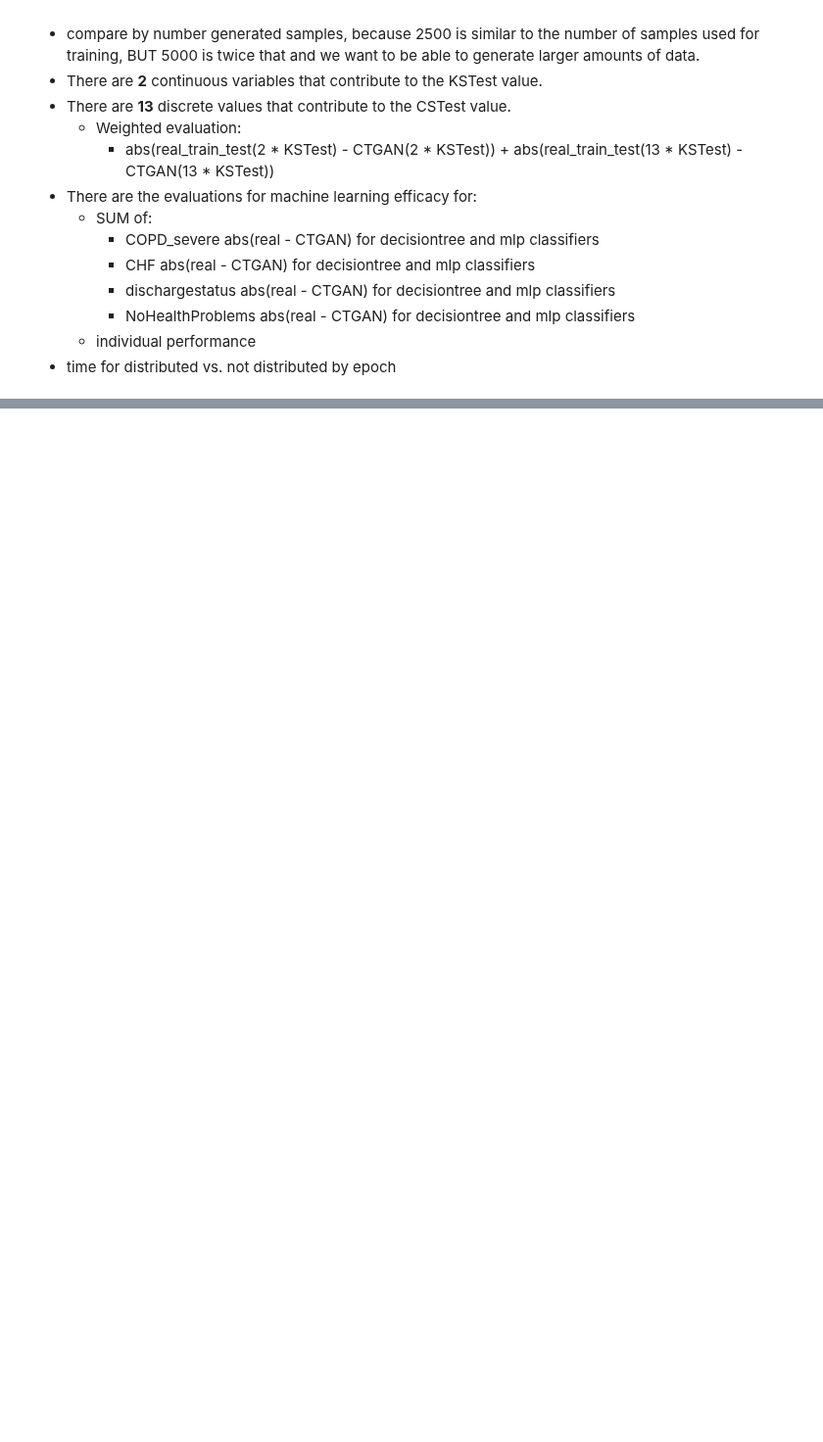
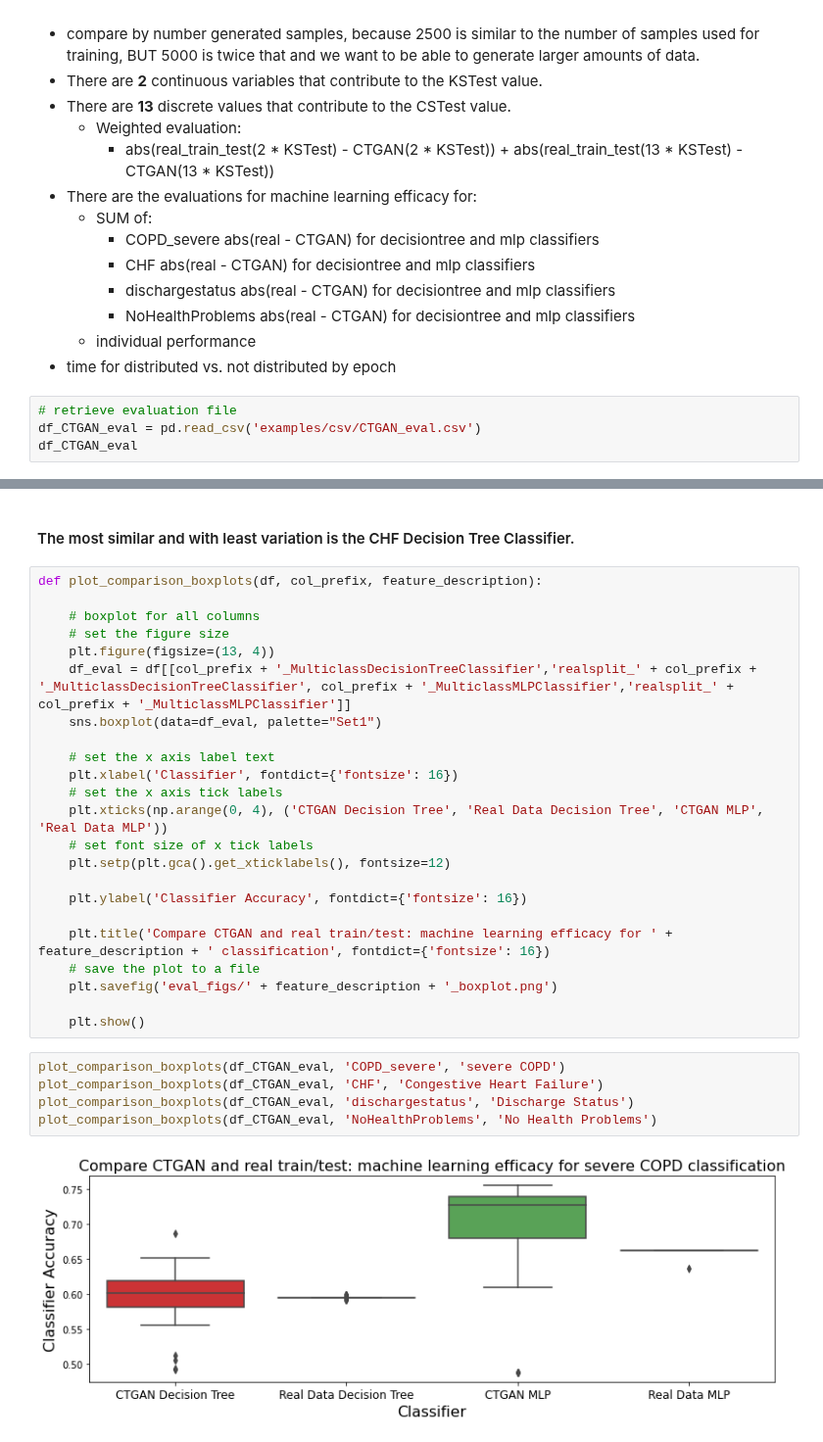
Before and after one commit to dianamJLAB/DS6050, a Jupyter notebook: CTGAN_Distribution/test_CTGAN_eICU.ipynb, the cells around one changed output, grey strips where cells are left out. Shown at 98% size. Drawn from its saved outputs; the diff is of its cells as text; blank space fills up the shorter version.

Commit message:
evaluation of CTGAN generated data

```diff
--- a/CTGAN_Distribution/test_CTGAN_eICU.ipynb
+++ b/CTGAN_Distribution/test_CTGAN_eICU.ipynb
@@ -257,3 +257,7 @@ plt.legend()
         * NoHealthProblems abs(real - CTGAN) for decisiontree and mlp classifiers
     * individual performance
 * time for distributed vs. not distributed by epoch
+# %%
+# retrieve evaluation file
+df_CTGAN_eval = pd.read_csv('examples/csv/CTGAN_eval.csv')
+df_CTGAN_eval
@@ -259,0 +331,32 @@ plt.legend()
+# %% [markdown]
+#### The most similar and with least variation is the CHF Decision Tree Classifier.
+# %%
+def plot_comparison_boxplots(df, col_prefix, feature_description):
+
+    # boxplot for all columns
+    # set the figure size
+    plt.figure(figsize=(13, 4))
+    df_eval = df[[col_prefix + '_MulticlassDecisionTreeClassifier','realsplit_' + col_prefix + '_MulticlassDecisionTreeClassifier', col_prefix + '_MulticlassMLPClassifier','realsplit_' + col_prefix + '_MulticlassMLPClassifier']]
+    sns.boxplot(data=df_eval, palette="Set1")
+
+    # set the x axis label text
+    plt.xlabel('Classifier', fontdict={'fontsize': 16})
+    # set the x axis tick labels
+    plt.xticks(np.arange(0, 4), ('CTGAN Decision Tree', 'Real Data Decision Tree', 'CTGAN MLP', 'Real Data MLP'))
+    # set font size of x tick labels
+    plt.setp(plt.gca().get_xticklabels(), fontsize=12)
+
+    plt.ylabel('Classifier Accuracy', fontdict={'fontsize': 16})
+
+    plt.title('Compare CTGAN and real train/test: machine learning efficacy for ' + feature_description + ' classification', fontdict={'fontsize': 16})
+    # save the plot to a file
+    plt.savefig('eval_figs/' + feature_description + '_boxplot.png')
+
+    plt.show()
+# %%
+plot_comparison_boxplots(df_CTGAN_eval, 'COPD_severe', 'severe COPD')
+plot_comparison_boxplots(df_CTGAN_eval, 'CHF', 'Congestive Heart Failure')
+plot_comparison_boxplots(df_CTGAN_eval, 'dischargestatus', 'Discharge Status')
+plot_comparison_boxplots(df_CTGAN_eval, 'NoHealthProblems', 'No Health Problems')
+# %% [output]
+[figure, added]
```
Also changed, not shown: parts of 5 cells of this notebook, 4 other files.
